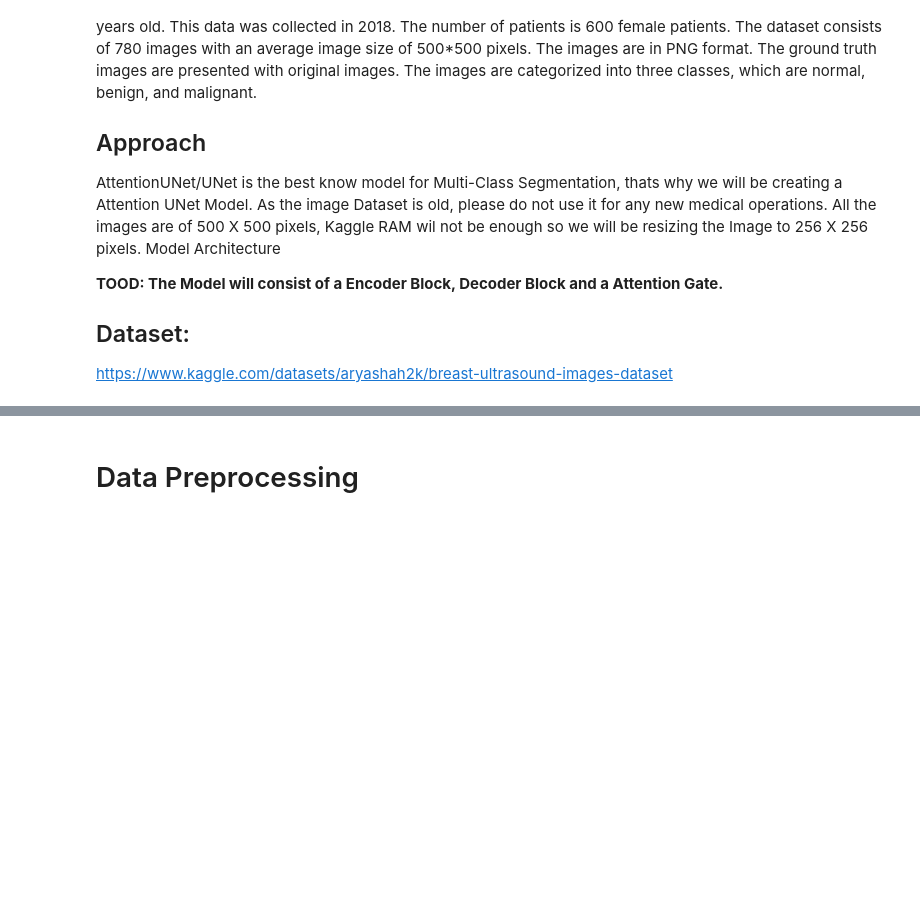
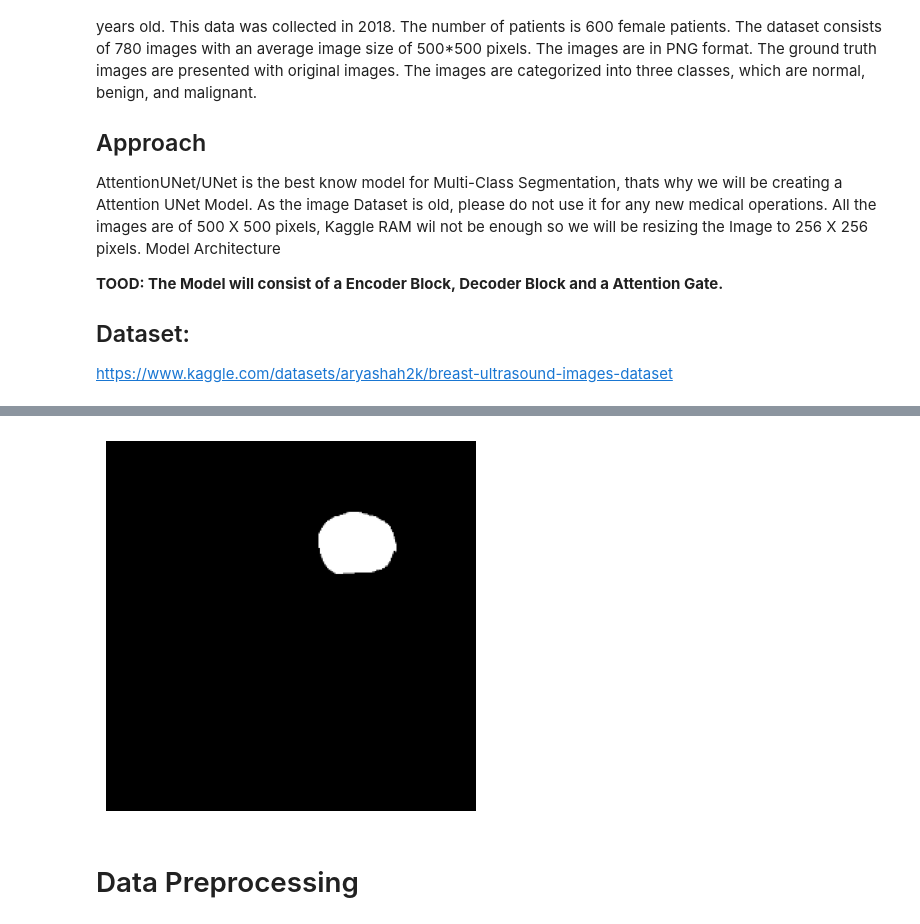
Before and after one commit to Daught/digital_biomarker, a Jupyter notebook: Imaging/1_Breast_Tumor_Detection/breast_ultrasound_cancer_predictions_final.ipynb, the cells around one changed output, grey strips where cells are left out. Cells and saved outputs as stored; diff of their text form; code cells hidden in the pictures; blank space fills up the shorter version.

```diff
--- a/Imaging/1_Breast_Tumor_Detection/breast_ultrasound_cancer_predictions_final.ipynb
+++ b/Imaging/1_Breast_Tumor_Detection/breast_ultrasound_cancer_predictions_final.ipynb
@@ -230,3 +168,7 @@ for class_paths in double_mask_paths:
+# %%
+show_image(load_image('./data/Breast_Tumor_Dataset/Dataset_BUSI_with_GT/benign/benign (6)_mask.png', 256))
+# %% [output]
+[figure, added]
 # %% [markdown]
 # Data Preprocessing
 # %%
```
Also changed, not shown: parts of 46 cells of this notebook, 1 other file.
